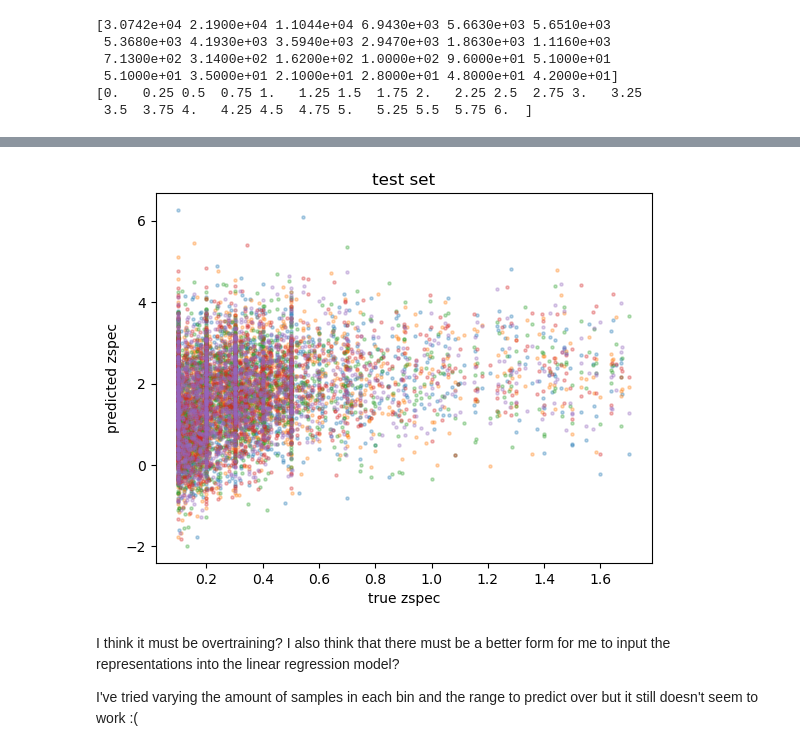
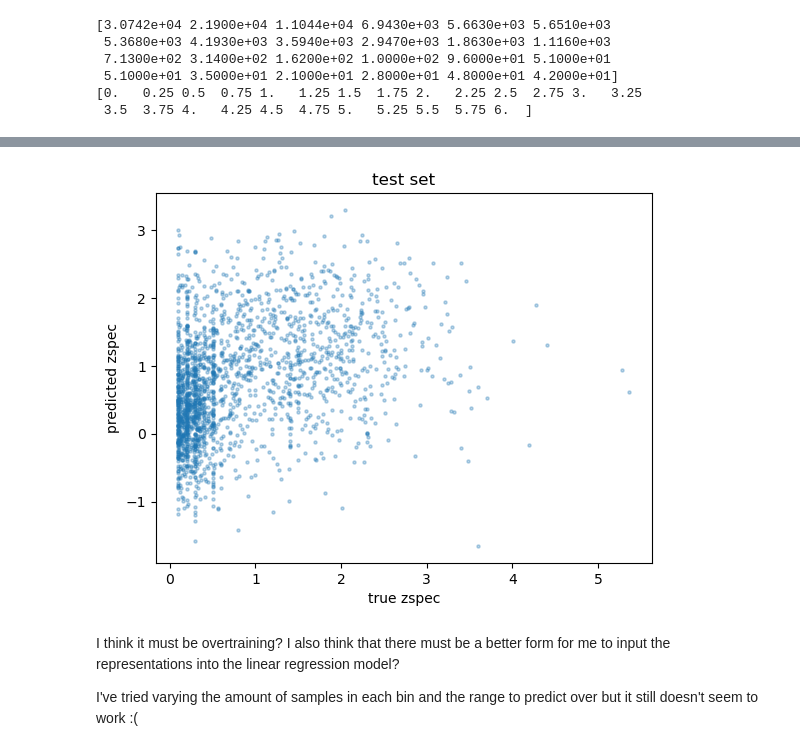
Before and after one commit to ashley-ferreira/AstroMASK, a Jupyter notebook: linprobe_redshift.ipynb, the cells around one changed output, grey strips where cells are left out. Saved outputs shown, nothing was run; the diff lists cells and outputs as text; code cells hidden in the pictures.

Commit message:
trying some new things with redshift lin probe

```diff
--- a/linprobe_redshift.ipynb
+++ b/linprobe_redshift.ipynb
@@ -117,19 +119,23 @@ print(bins)
 ### now self-sample for flat distribution ###
 # smallest bar seems to have a count of 21 so to insure a flat
 # distribution we will just sample each bar up to 20 counts
+
+match_zspec = np.array(matches['zspec'])
+'''
 dict = {}
 for b in bins:
     dict[b] = []
-
-match_zspec = np.array(matches['zspec'])
 for i in range(len(match_zspec)):
     s = np.round(match_zspec[i] // bin_size) * bin_size # this part not correct? fixed now!
 
     # making this much larger to see if it helps
-    if len(dict[s]) < 200:# 20: # you can make this number larger (like 50) without a significant change in the distribution
+    if len(dict[s]) < 200:# 20, 50, 200: # you can make this number larger (like 50) without a significant change in the distribution
         dict[s].append(i)
 
 train_set = list(itertools.chain.from_iterable(dict.values()))
+'''
+
+train_set = list(range(1024*2))
 # %%
 # visualize the distribution of this train list to make sure it is flat
 counts, bins, patches = plt.hist(match_zspec[train_set], bins=np.arange(0,6+bin_size, bin_size))
@@ -182,8 +247,9 @@ print(norms.shape)
 # %%
-X = normalized_reps
+##X = normalized_reps
+X = np.nan_to_num(X, nan=0)
 y = np.array(redshifts)
 
-linear_model = LinearRegression()
+linear_model = ElasticNet(alpha=0.001, l1_ratio=0.9, max_iter=10000, random_state=42) ##LinearRegression()
 linear_model.fit(X, y)
 
 print("Learned Parameters:")
@@ -206,5 +284,5 @@ Text(0.5, 1.0, 'training set')
 # %%
-iterations = 5
+iterations = 1
 for k in range(iterations):
     # get a 2k sample to use as test set (could do this sample better)
     cutouts = []
@@ -218,40 +296,44 @@ for k in range(iterations):
             f = h5py.File(canfar_data_path + filename,'r')
             index = int(row['index'])
             image = f['images'][index]
             cutouts.append(dataloaders.utils.crop_center(image, cropx=64, cropy=64))
 
         index_count +=1
-        if len(redshifts) >= 2000:
+        if len(redshifts) >= 2048:
             break
 
     cutouts = np.array(cutouts)
     cutouts = torch.from_numpy(cutouts)
     cutouts = cutouts.float().to(device, non_blocking=True)
     with torch.no_grad():
         with torch.cuda.amp.autocast():
             latent_representation, _, _ = mae_model.forward_encoder(cutouts, mask_ratio=0.0)
 
     del cutouts
 
     latent_representation = latent_representation.cpu().numpy()
     batch_size, extra, dim = latent_representation.shape
-    flattened_representation = latent_representation.reshape(batch_size, extra*dim)
-    del latent_representation
+    ##flattened_representation = latent_representation.reshape(batch_size, extra*dim)
+    ##del latent_representation
 
-    normalized_reps = flattened_representation / norms
-    del flattened_representation
+    ##normalized_reps = flattened_representation / norms
+    ##del flattened_representation
+
+    normalized_reps = select_centre(latent_representation[:, 1:, :], n_patches=4)
+    normalized_reps = normalized_reps.reshape(normalized_reps.shape[0], -1)
+    normalized_reps = scaler.transform(normalized_reps)
 
     redshifts = np.array(redshifts)
 
-    y_pred_test = linear_model.predict(normalized_reps)
+    y_pred_test = linear_model.predict(np.nan_to_num(normalized_reps, nan=0))
     plt.scatter(redshifts, y_pred_test, alpha=0.3, s=5)
     plt.ylabel('predicted zspec')
     plt.xlabel('true zspec')
     plt.title('test set')
 
 plt.show()
 # %% [output]
-[figure, old version]
+[figure, new version]
 # %% [markdown]
 I think it must be overtraining? I also think that there must be a better form for me to input the representations into the linear regression model?
 
```
Also changed, not shown: parts of 9 cells of this notebook.
